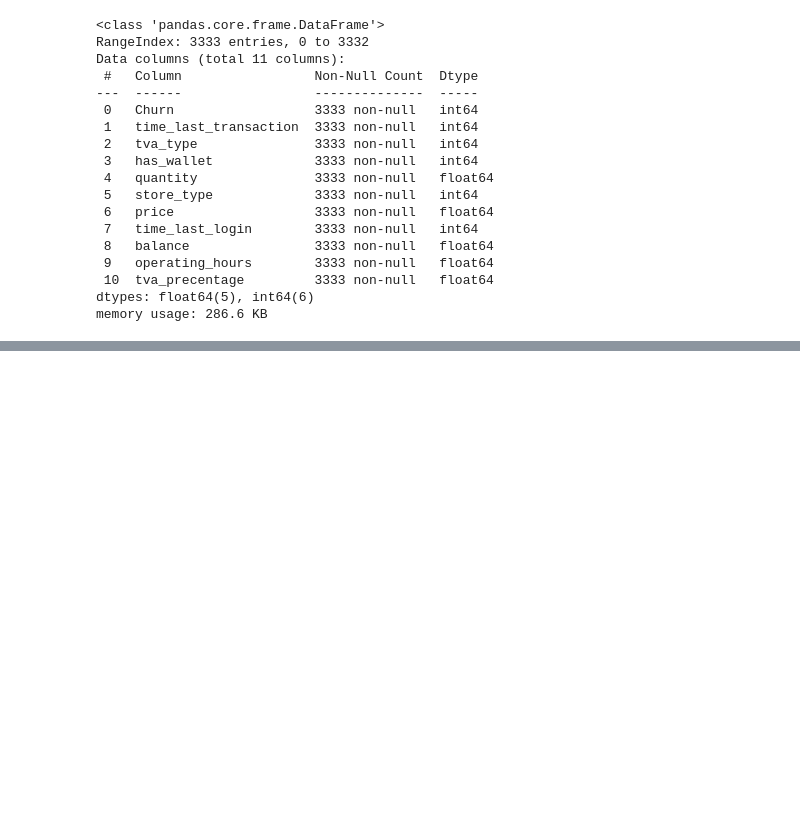
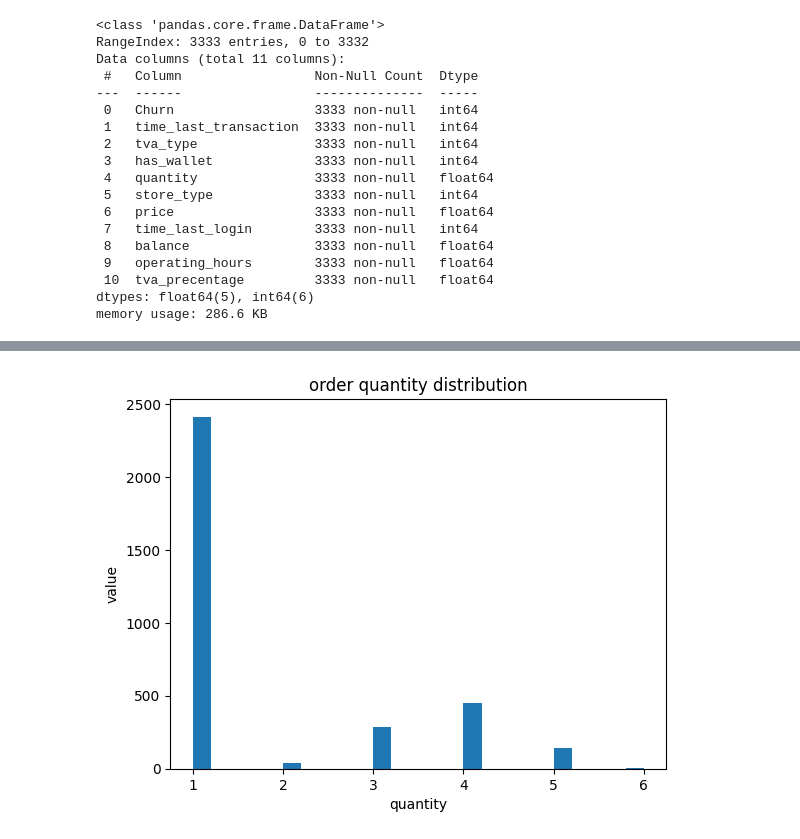
Before and after one commit to elmandili/loyalty-probability-prediction, a Jupyter notebook: train.ipynb, the cells around one changed output, grey strips where cells are left out. Saved outputs shown, nothing was run; the diff lists cells and outputs as text; code cells hidden in the pictures; blank space fills up the shorter version.

```diff
--- a/train.ipynb
+++ b/train.ipynb
@@ -224,0 +247,4 @@ plt.show()
+# %%
+plot_hist(df['quantity'], 'quantity', 'order quantity distribution')
+# %% [output]
+[figure, added]
```
Also changed, not shown: parts of 36 cells of this notebook, 2 other files.
